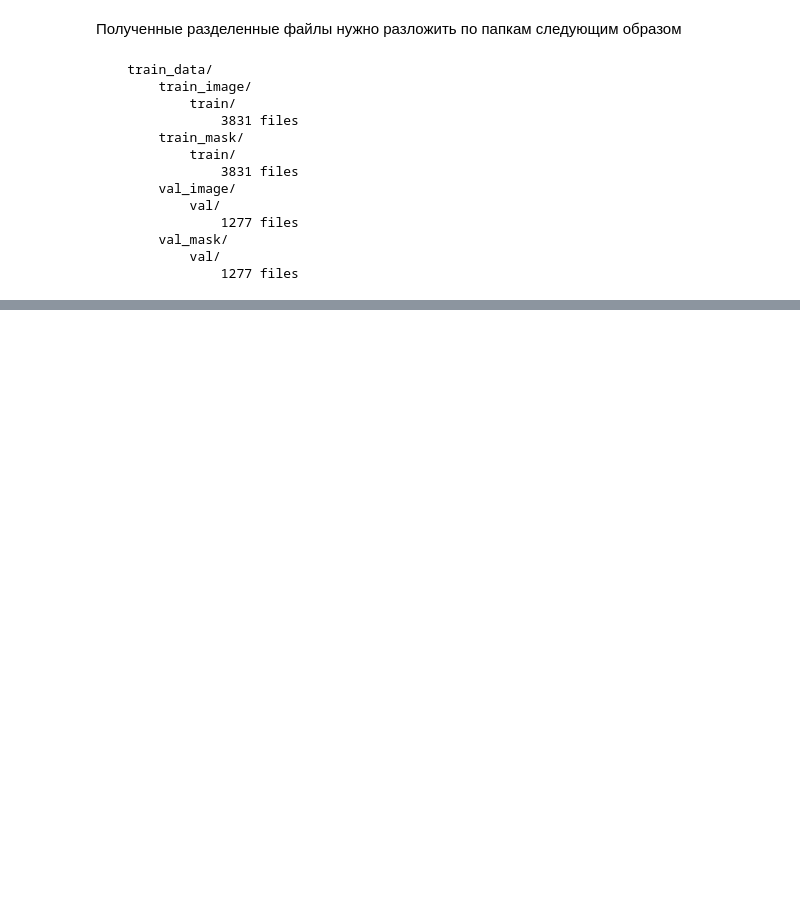
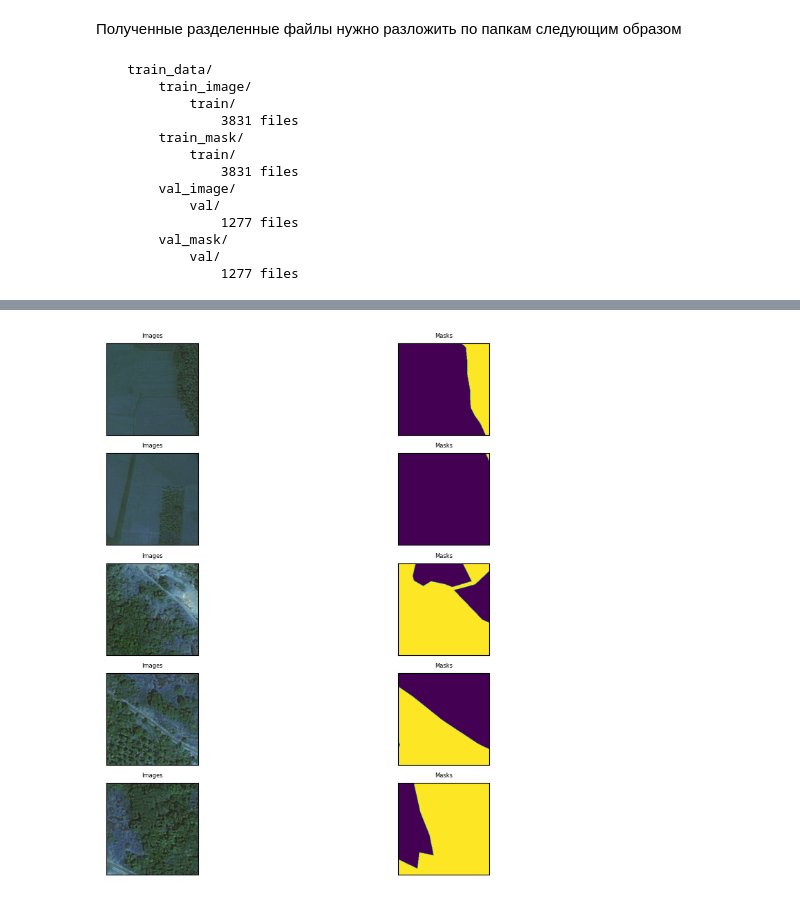
Before and after one commit to sasha-sem/forest-images-segmentation, a Jupyter notebook: Step1_Preprocess.ipynb, the cells around one changed output, grey strips where cells are left out. Saved outputs shown, nothing was run; the diff lists cells and outputs as text; code cells hidden in the pictures; blank space fills up the shorter version.

```diff
--- a/Step1_Preprocess.ipynb
+++ b/Step1_Preprocess.ipynb
@@ -70,0 +83,33 @@ plt.show()
+# %%
+import cv2
+from matplotlib import pyplot as plt
+import numpy as np
+
+images_path = r'.\dataset\Forest Segmented\train_data\train_image\train'
+masks_path = r'.\dataset\Forest Segmented\train_data\train_mask\train'
+
+images_num = 5
+images = sorted(os.listdir(images_path))[:images_num]
+masks = sorted(os.listdir(masks_path))[:images_num]
+fig, axis = plt.subplots(images_num, 2)
+fig.set_figwidth(10)
+fig.set_figheight(10)
+
+
+for img_num in range(images_num):
+
+    image = cv2.imread(os.path.join(images_path, images[img_num]))
+    axis[img_num][0].imshow(image)
+    axis[img_num][0].set_title('Images', fontsize = 6)
+    axis[img_num][0].axes.xaxis.set_visible(False)
+    axis[img_num][0].axes.yaxis.set_visible(False)
+
+    mask = cv2.imread(os.path.join(masks_path, masks[img_num]), cv2.IMREAD_GRAYSCALE)
+    axis[img_num][1].imshow(mask)
+    axis[img_num][1].set_title("Masks", fontsize = 6)
+    axis[img_num][1].axes.xaxis.set_visible(False)
+    axis[img_num][1].axes.yaxis.set_visible(False)
+
+plt.show()
+# %% [output]
+[figure, added]
```
Also changed, not shown: parts of 3 cells of this notebook, 2 other files.
